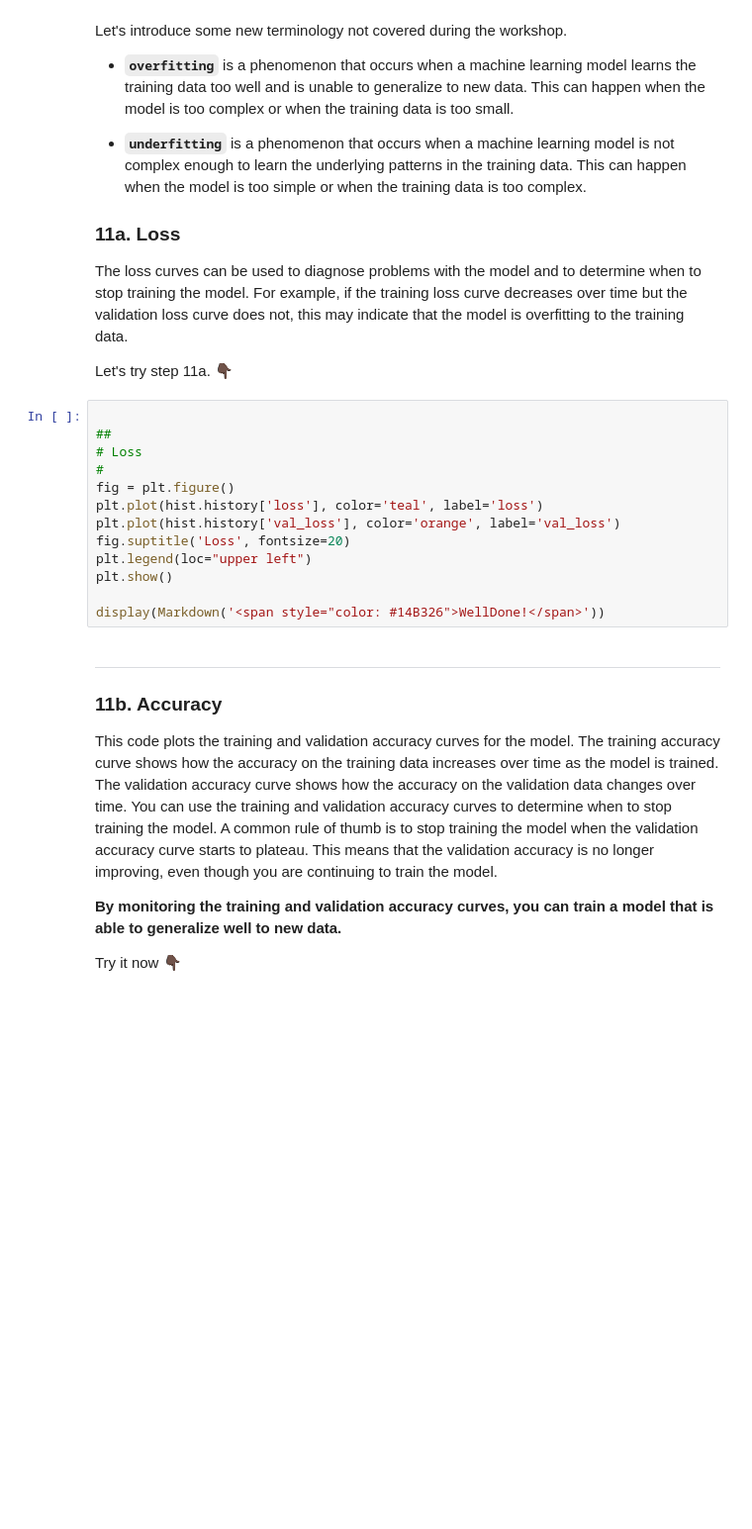
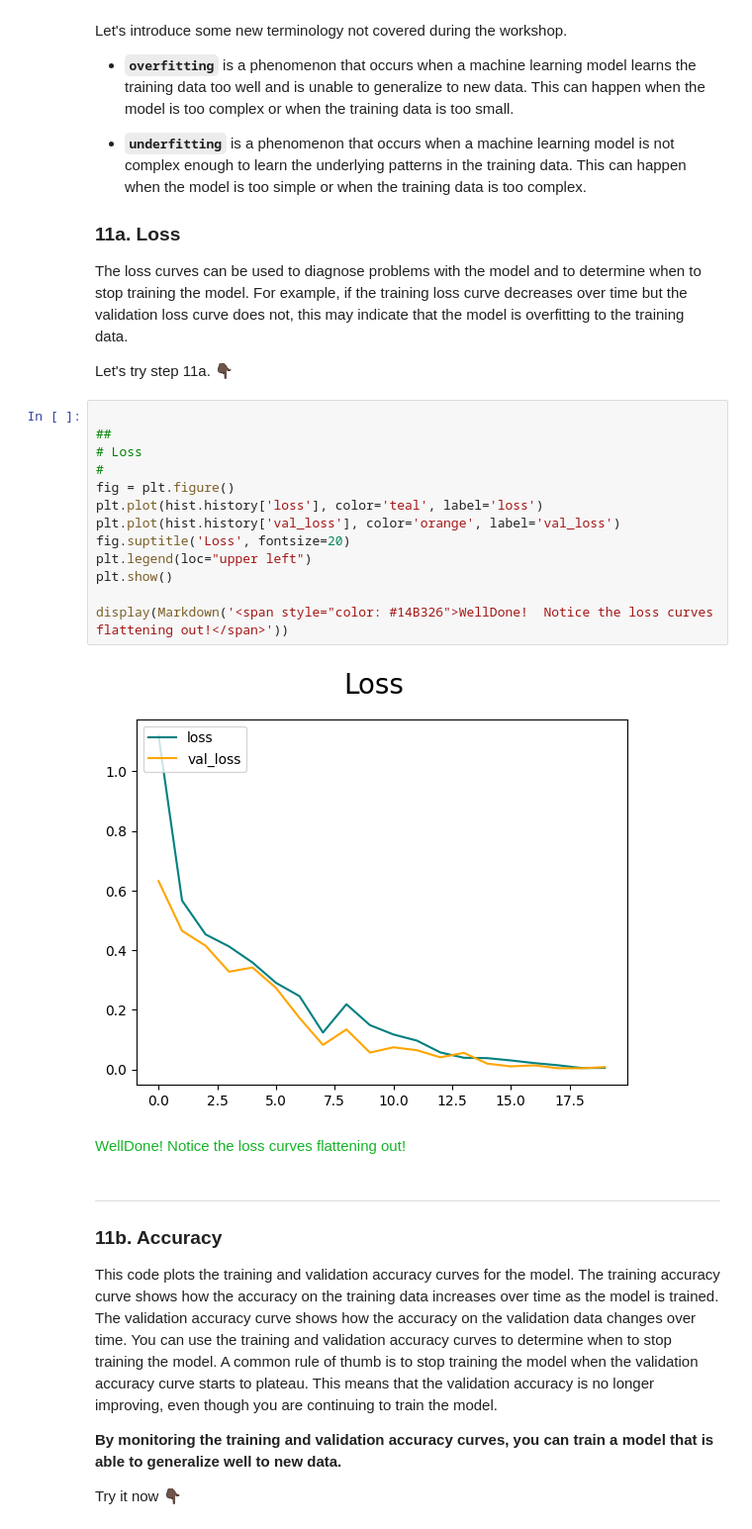
Before and after one commit to michaelrosejr/aruba-ai-workshop, a Jupyter notebook: Activity21.ipynb, the cells around one changed output. Shown at 99% size. Saved outputs shown, nothing was run; the diff lists cells and outputs as text; blank space fills up the shorter version.

```diff
--- a/Activity21.ipynb
+++ b/Activity21.ipynb
@@ -272,16 +338,19 @@ Let's try step 11a. 👇🏿
 # %%
 
 ##
 # Loss
 #
 fig = plt.figure()
 plt.plot(hist.history['loss'], color='teal', label='loss')
 plt.plot(hist.history['val_loss'], color='orange', label='val_loss')
 fig.suptitle('Loss', fontsize=20)
 plt.legend(loc="upper left")
 plt.show()
 
-display(Markdown('<span style="color: #14B326">WellDone!</span>'))
+display(Markdown('<span style="color: #14B326">WellDone!  Notice the loss curves flattening out!</span>'))
+# %% [output]
+[figure, added]
+<span style="color: #14B326">WellDone!  Notice the loss curves flattening out!</span>
 # %% [markdown]
 ***
 
```
Also changed, not shown: parts of 16 cells of this notebook, 6 other files.
